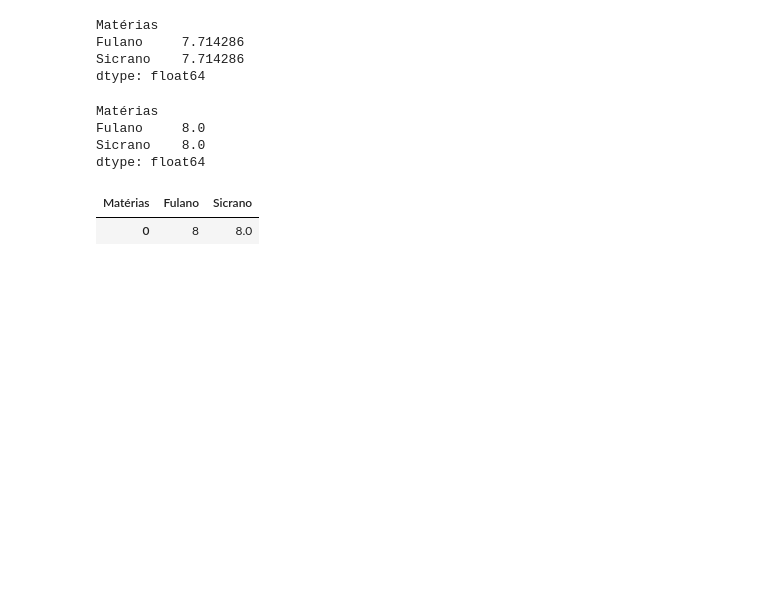
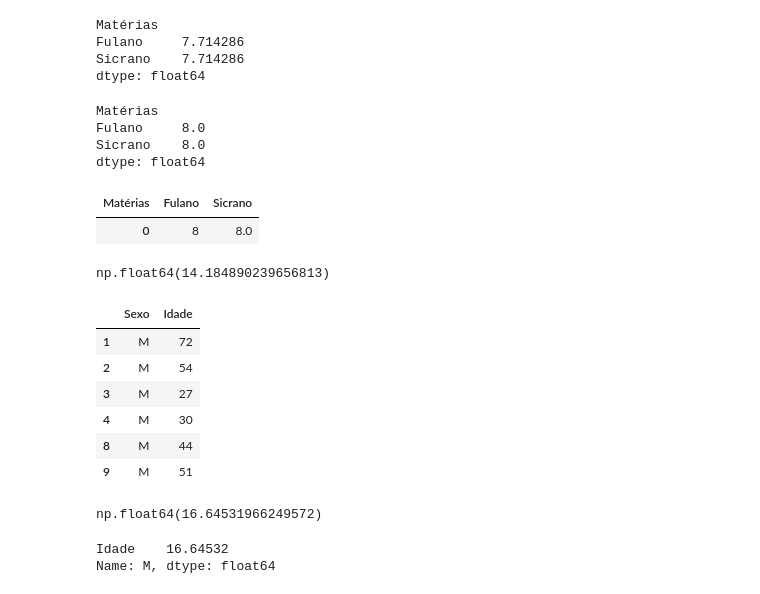
Before and after one commit to Uill-Iam/Estudo, a Jupyter notebook: Python/Estatistica/Curso_estatistica/Analise.ipynb, the cells around one changed output. Saved outputs shown, nothing was run; the diff lists cells and outputs as text; code cells hidden in the pictures; blank space fills up the shorter version.

```diff
--- a/Python/Estatistica/Curso_estatistica/Analise.ipynb
+++ b/Python/Estatistica/Curso_estatistica/Analise.ipynb
@@ -630,3 +630,35 @@ df.mode()
 # %% [output]
 | Matérias | Fulano | Sicrano |
 | 0 | 8 | 8.0 |
+# %%
+#outras validações
+dataset = pd.DataFrame({
+    'Sexo': ['H', 'M', 'M', 'M', 'M', 'H', 'H', 'H', 'M', 'M'],
+    'Idade': [53, 72, 54, 27, 30, 40, 58, 32, 44, 51]
+})
+dataset.Idade.std()
+# %% [output]
+np.float64(14.184890239656813)
+# %%
+#desvio padrão das idades das mulheres
+
+dtset_mulheres = dataset[dataset['Sexo'] == 'M']
+dtset_mulheres
+# %% [output]
+|  | Sexo | Idade |
+| 1 | M | 72 |
+| 2 | M | 54 |
+| 3 | M | 27 |
+| 4 | M | 30 |
+| 8 | M | 44 |
+| 9 | M | 51 |
+# %%
+dtset_mulheres.Idade.std()
+# %% [output]
+np.float64(16.64531966249572)
+# %%
+# outra solução mais simples
+dataset.groupby(['Sexo']).std().loc['M']
+# %% [output]
+Idade    16.64532
+Name: M, dtype: float64
```
